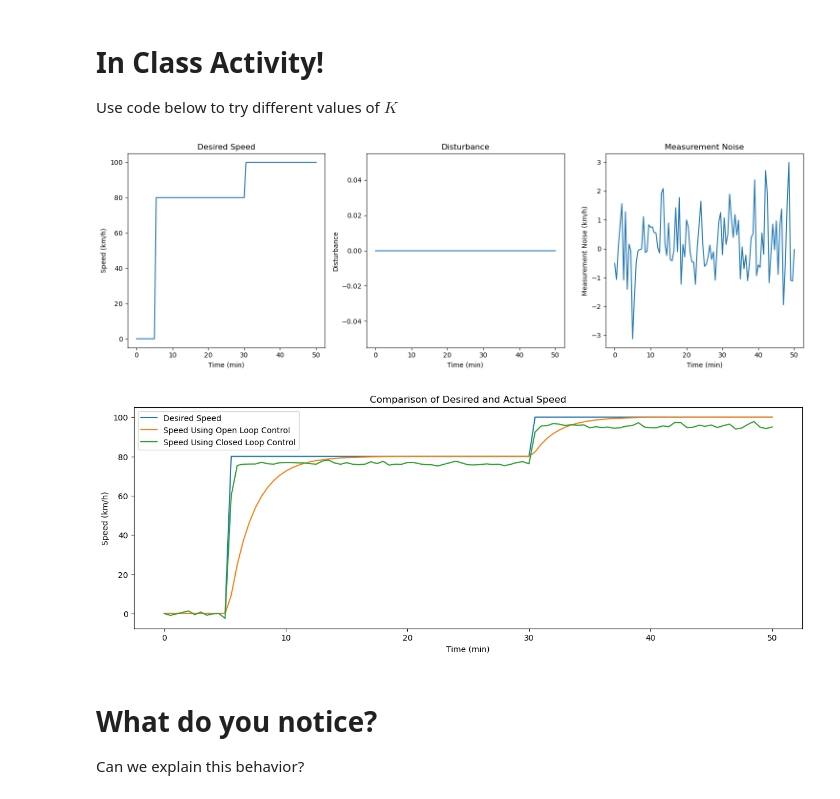
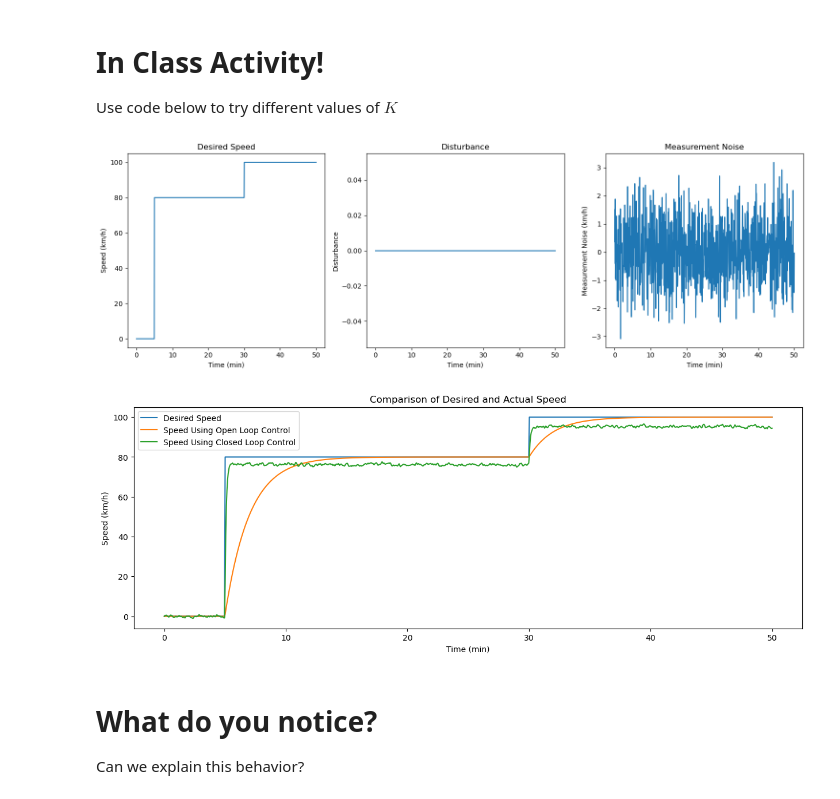
Before and after one commit to issam-akhtar/ENEL44-Unit-2---Intro-to-control, a Jupyter notebook: sensitivity function.ipynb, the cells around one changed output. Drawn from its saved outputs; the diff is of its cells as text; code cells hidden in the pictures.

```diff
--- a/sensitivity function.ipynb
+++ b/sensitivity function.ipynb
@@ -514,24 +518,24 @@ Use code below to try different values of $K$
 # %%
 
 # Reference, disturbance and measurement noise signals
-t = np.linspace(0, 50, 101)
+t = np.linspace(0, 50, N)
 r = [0 if ti <= 5 else
      80 if ti <= 30 else
      100 for ti in t]
 r = np.array(r)
-d = np.zeros(101)
-n = np.random.randn(101)
+d = np.zeros(N)
+n = np.random.randn(N)
 
 # try different controllers
 K = 10000
 
 y_closed_loop, u_closed_loop = eu.enel441_sim_closed_loop(Car,K,t,r,d,n)
 y_open_loop = eu.enel441_sim_open_loop(Car,t,r*k,d)
 
 eu.enel441_make_open_and_closed_loop_plots(t,r,d,n,y_closed_loop,y_open_loop)
 # %% [output]
-[figure, old version]
+[figure, new version]
-[figure, old version]
+[figure, new version]
 # %% [markdown]
 # What do you notice?
 
```
Also changed, not shown: parts of 27 cells of this notebook, 1 other file.
